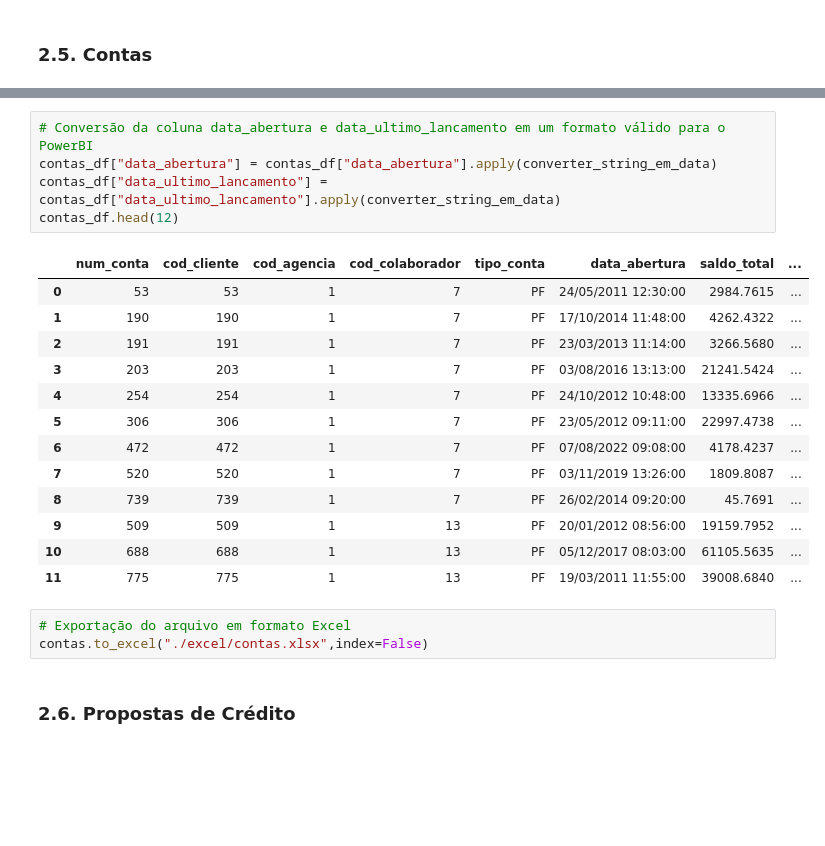
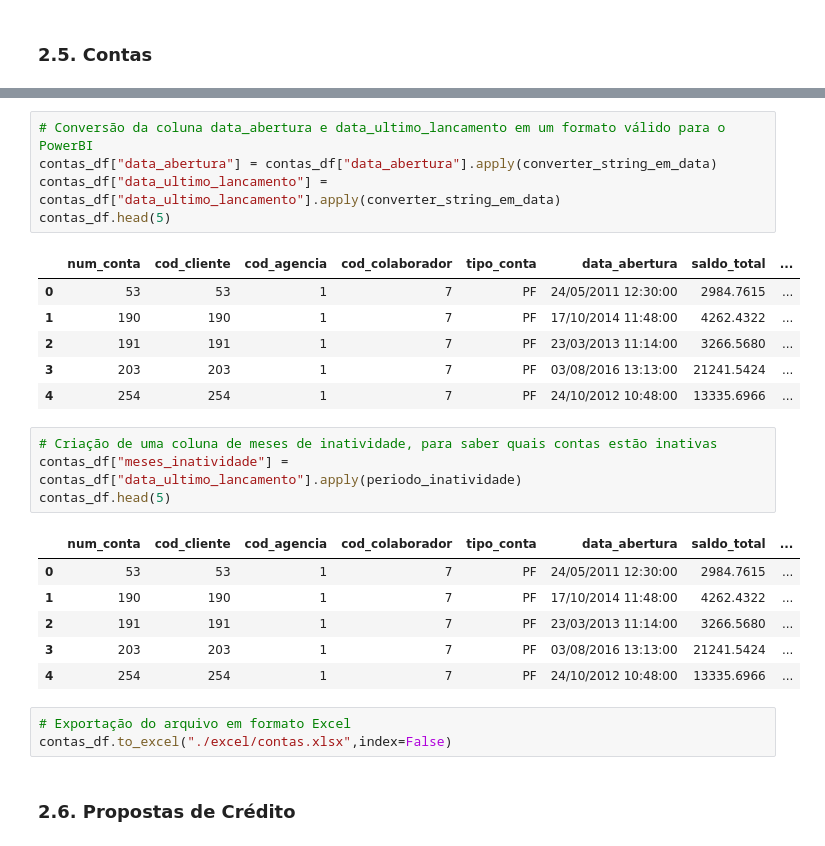
Before and after one commit to caiombribeiro/lighthouse_estudo, a Jupyter notebook: consulta_planilhas.IPYNB, the cells around one changed output, grey strips where cells are left out. Drawn from its saved outputs; the diff is of its cells as text; blank space fills up the shorter version.

```diff
--- a/consulta_planilhas.IPYNB
+++ b/consulta_planilhas.IPYNB
@@ -278,25 +319,29 @@ memory usage: 70.4+ KB
 # %%
 # Conversão da coluna data_abertura e data_ultimo_lancamento em um formato válido para o PowerBI
 contas_df["data_abertura"] = contas_df["data_abertura"].apply(converter_string_em_data)
 contas_df["data_ultimo_lancamento"] = contas_df["data_ultimo_lancamento"].apply(converter_string_em_data)
-contas_df.head(12)
+contas_df.head(5)
 # %% [output]
 |  | num_conta | cod_cliente | cod_agencia | cod_colaborador | tipo_conta | data_abertura | saldo_total | ... |
 | 0 | 53 | 53 | 1 | 7 | PF | 24/05/2011 12:30:00 | 2984.7615 | ... |
 | 1 | 190 | 190 | 1 | 7 | PF | 17/10/2014 11:48:00 | 4262.4322 | ... |
 | 2 | 191 | 191 | 1 | 7 | PF | 23/03/2013 11:14:00 | 3266.5680 | ... |
 | 3 | 203 | 203 | 1 | 7 | PF | 03/08/2016 13:13:00 | 21241.5424 | ... |
 | 4 | 254 | 254 | 1 | 7 | PF | 24/10/2012 10:48:00 | 13335.6966 | ... |
-| 5 | 306 | 306 | 1 | 7 | PF | 23/05/2012 09:11:00 | 22997.4738 | ... |
-| 6 | 472 | 472 | 1 | 7 | PF | 07/08/2022 09:08:00 | 4178.4237 | ... |
-| 7 | 520 | 520 | 1 | 7 | PF | 03/11/2019 13:26:00 | 1809.8087 | ... |
-| 8 | 739 | 739 | 1 | 7 | PF | 26/02/2014 09:20:00 | 45.7691 | ... |
-| 9 | 509 | 509 | 1 | 13 | PF | 20/01/2012 08:56:00 | 19159.7952 | ... |
-| 10 | 688 | 688 | 1 | 13 | PF | 05/12/2017 08:03:00 | 61105.5635 | ... |
-| 11 | 775 | 775 | 1 | 13 | PF | 19/03/2011 11:55:00 | 39008.6840 | ... |
+# %%
+# Criação de uma coluna de meses de inatividade, para saber quais contas estão inativas
+contas_df["meses_inatividade"] = contas_df["data_ultimo_lancamento"].apply(periodo_inatividade)
+contas_df.head(5)
+# %% [output]
+|  | num_conta | cod_cliente | cod_agencia | cod_colaborador | tipo_conta | data_abertura | saldo_total | ... |
+| 0 | 53 | 53 | 1 | 7 | PF | 24/05/2011 12:30:00 | 2984.7615 | ... |
+| 1 | 190 | 190 | 1 | 7 | PF | 17/10/2014 11:48:00 | 4262.4322 | ... |
+| 2 | 191 | 191 | 1 | 7 | PF | 23/03/2013 11:14:00 | 3266.5680 | ... |
+| 3 | 203 | 203 | 1 | 7 | PF | 03/08/2016 13:13:00 | 21241.5424 | ... |
+| 4 | 254 | 254 | 1 | 7 | PF | 24/10/2012 10:48:00 | 13335.6966 | ... |
 # %%
 # Exportação do arquivo em formato Excel
-contas.to_excel("./excel/contas.xlsx",index=False)
+contas_df.to_excel("./excel/contas.xlsx",index=False)
 # %% [markdown]
 ### 2.6. Propostas de Crédito
 # %%
```
Also changed, not shown: parts of 6 cells of this notebook, 1 other file.
